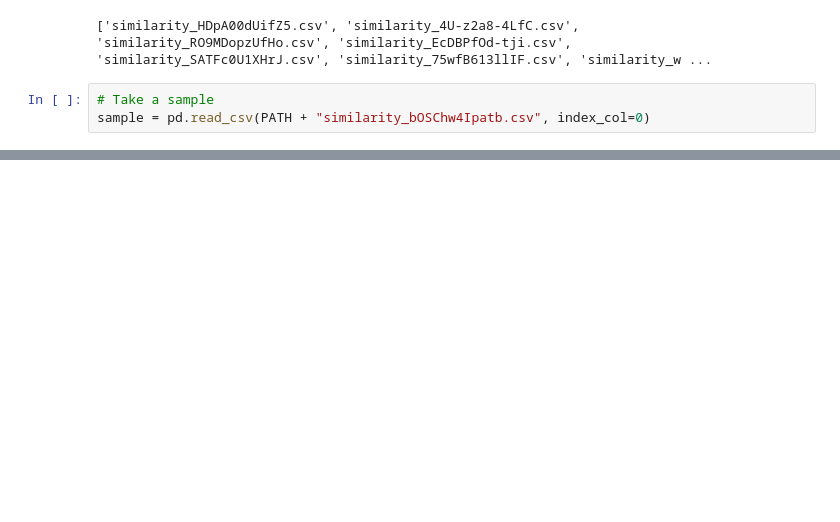
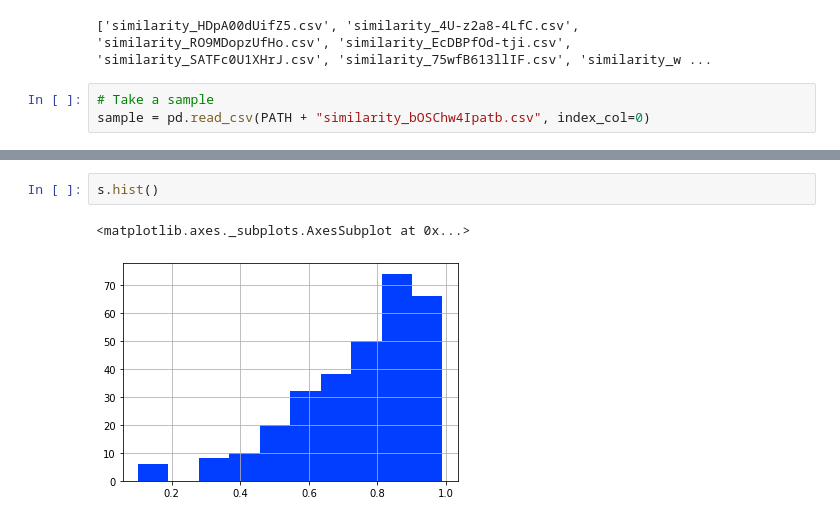
Before and after one commit to digitraceslab/digirhythm, a Jupyter notebook: analysis/similarity.ipynb, the cells around one changed output, grey strips where cells are left out. Saved outputs shown, nothing was run; the diff lists cells and outputs as text; blank space fills up the shorter version.

```diff
--- a/analysis/similarity.ipynb
+++ b/analysis/similarity.ipynb
@@ -78,0 +41,5 @@ df
+# %%
+s.hist()
+# %% [output]
+<matplotlib.axes._subplots.AxesSubplot at 0x...>
+[figure, added]
```
Also changed, not shown: parts of 5 cells of this notebook, 8 other files.
